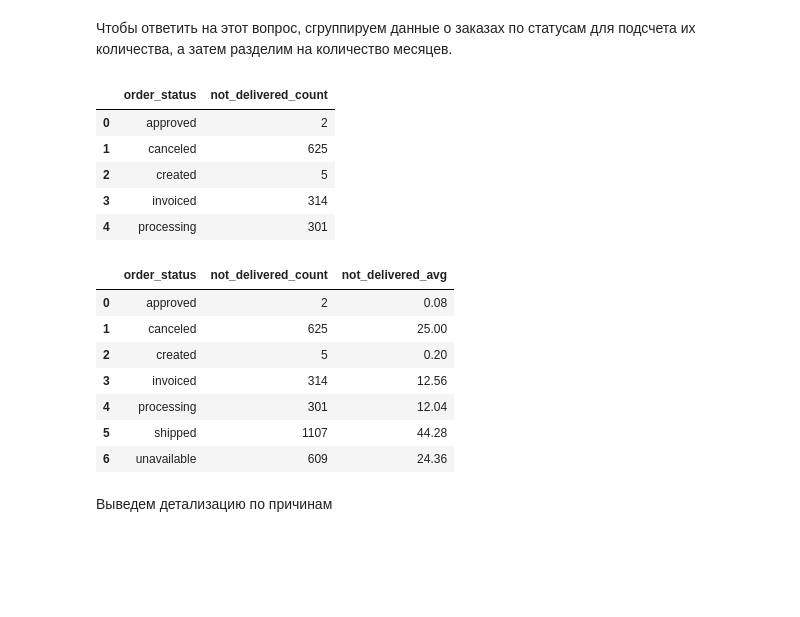
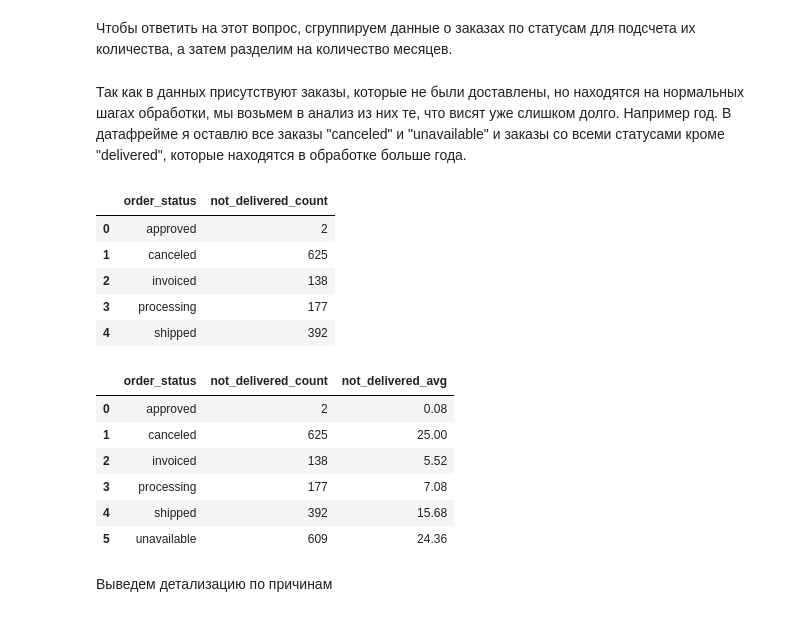
Before and after one commit to Mihail-Olegovich/Karpov_courses_lessons_and_projects, a Jupyter notebook: Intermediate_project/e-commerce.ipynb, the cells around one changed output. Drawn from its saved outputs; the diff is of its cells as text; code cells hidden in the pictures; blank space fills up the shorter version.

```diff
--- a/Intermediate_project/e-commerce.ipynb
+++ b/Intermediate_project/e-commerce.ipynb
@@ -385,34 +386,41 @@ olist_orders_dataset['order_purchase_year_month'] = olist_orders_dataset['order_
 # %%
 # количество месяцев
 month_count = olist_orders_dataset.order_purchase_year_month.nunique()
+# %% [markdown]
+Так как в данных присутствуют заказы, которые не были доставлены, но находятся на нормальных шагах обработки, мы возьмем в анализ из них те, что висят уже слишком долго. Например год. В датафрейме я оставлю все заказы "canceled" и "unavailable" и заказы со всеми статусами кроме "delivered", которые находятся в обработке больше года.
+# %%
+NOW = olist_orders_dataset.order_purchase_timestamp.max() + pd.Timedelta('1d')
+# %%
+canc_unav = olist_orders_dataset.query('order_status == "canceled" or order_status == "unavailable"')
+temp_list = ["delivered", "canceled", "unavailable"]
+too_old = olist_orders_dataset.query('order_status not in @temp_list') \
+                              .loc[NOW - olist_orders_dataset['order_purchase_timestamp'] > pd.Timedelta('1y')]
+final_df = pd.concat([canc_unav , too_old])
 # %%
 # группировка и агрегация
-order_status_count = olist_orders_dataset.query('order_status != "delivered"') \
-                    .groupby('order_status', as_index=False) \
-                    .agg(not_delivered_count =('order_id', 'count'))
+final_df = final_df.groupby('order_status', as_index=False).agg(not_delivered_count=('order_id', 'count'))
 # %%
-order_status_count.head()
+final_df.head()
 # %% [output]
 |  | order_status | not_delivered_count |
 | 0 | approved | 2 |
 | 1 | canceled | 625 |
-| 2 | created | 5 |
-| 3 | invoiced | 314 |
-| 4 | processing | 301 |
+| 2 | invoiced | 138 |
+| 3 | processing | 177 |
+| 4 | shipped | 392 |
 # %%
 # а теперь подсчет среднего
-order_status_count['not_delivered_avg'] = order_status_count['not_delivered_count'] / month_count
+final_df['not_delivered_avg'] = final_df['not_delivered_count'] / month_count
 # %%
-order_status_count
+final_df
 # %% [output]
 |  | order_status | not_delivered_count | not_delivered_avg |
 | 0 | approved | 2 | 0.08 |
 | 1 | canceled | 625 | 25.00 |
-| 2 | created | 5 | 0.20 |
-| 3 | invoiced | 314 | 12.56 |
-| 4 | processing | 301 | 12.04 |
-| 5 | shipped | 1107 | 44.28 |
-| 6 | unavailable | 609 | 24.36 |
+| 2 | invoiced | 138 | 5.52 |
+| 3 | processing | 177 | 7.08 |
+| 4 | shipped | 392 | 15.68 |
+| 5 | unavailable | 609 | 24.36 |
 # %% [markdown]
 Выведем детализацию по причинам
 # %% [raw]
```
Also changed, not shown: parts of 45 cells of this notebook.
